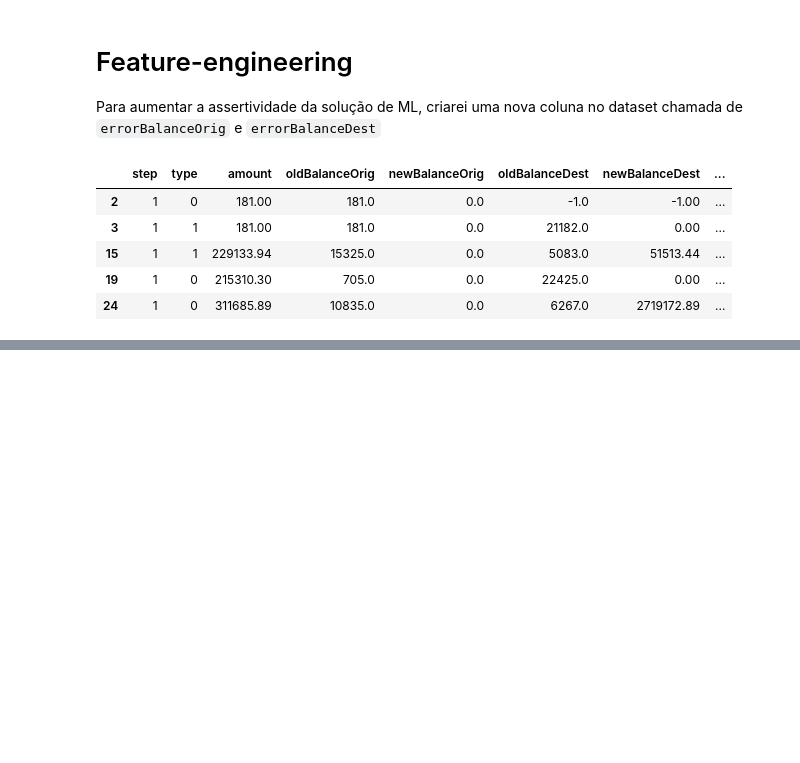
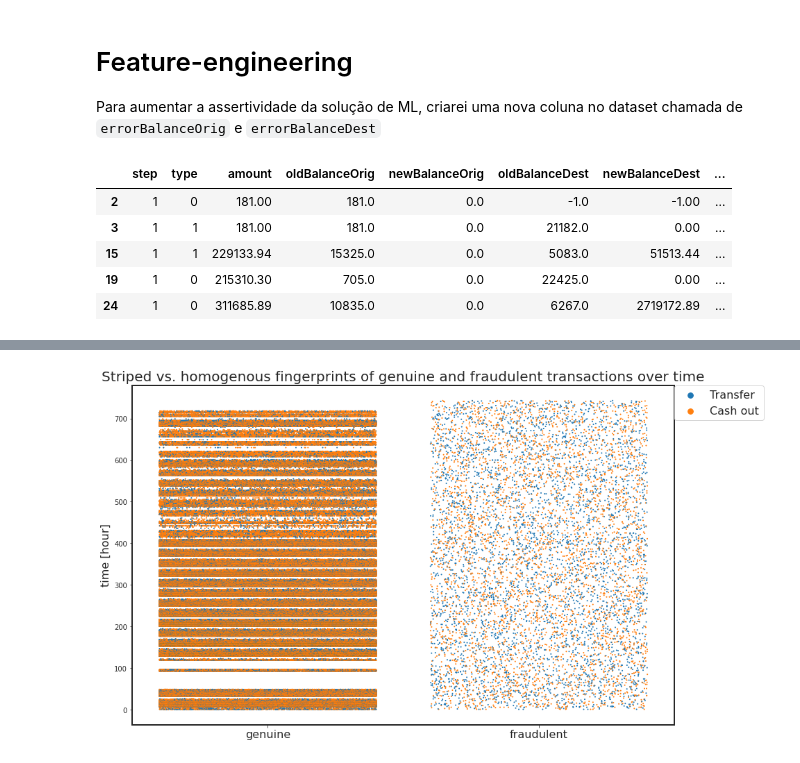
Before and after one commit to victormazevedo/predict-financial-fraud, a Jupyter notebook: Predict_Financial_Fraud.ipynb, the cells around one changed output, grey strips where cells are left out. Cells and saved outputs as stored; diff of their text form; code cells hidden in the pictures; blank space fills up the shorter version.

```diff
--- a/Predict_Financial_Fraud.ipynb
+++ b/Predict_Financial_Fraud.ipynb
@@ -343,0 +349,27 @@ cleanedDf.head()
+# %%
+limit = len(cleanedDf)
+
+def plotStrip(x, y, hue, figsize = (14, 9)):
+
+    fig = plt.figure(figsize = figsize)
+    colours = plt.cm.tab10(np.linspace(0, 1, 9))
+    with sns.axes_style('ticks'):
+        ax = sns.stripplot(x, y, \
+             hue = hue, jitter = 0.4, marker = '.', \
+             size = 4, palette = colours)
+        ax.set_xlabel('')
+        ax.set_xticklabels(['genuine', 'fraudulent'], size = 16)
+        for axis in ['top','bottom','left','right']:
+            ax.spines[axis].set_linewidth(2)
+
+        handles, labels = ax.get_legend_handles_labels()
+        plt.legend(handles, ['TRANSFER', 'CASH_OUT'], bbox_to_anchor=(1, 1), \
+               loc=2, borderaxespad=0, fontsize = 16);
+    return ax
+# %%
+ax = plotStrip(dummy[:limit], cleanedDf.step[:limit], cleanedDf.type[:limit])
+ax.set_ylabel('time [hour]', size = 16)
+ax.set_title('Striped vs. homogenous fingerprints of genuine and fraudulent \
+transactions over time', size = 20);
+# %% [output]
+[figure, added]
```
Also changed, not shown: parts of 2 cells of this notebook.
